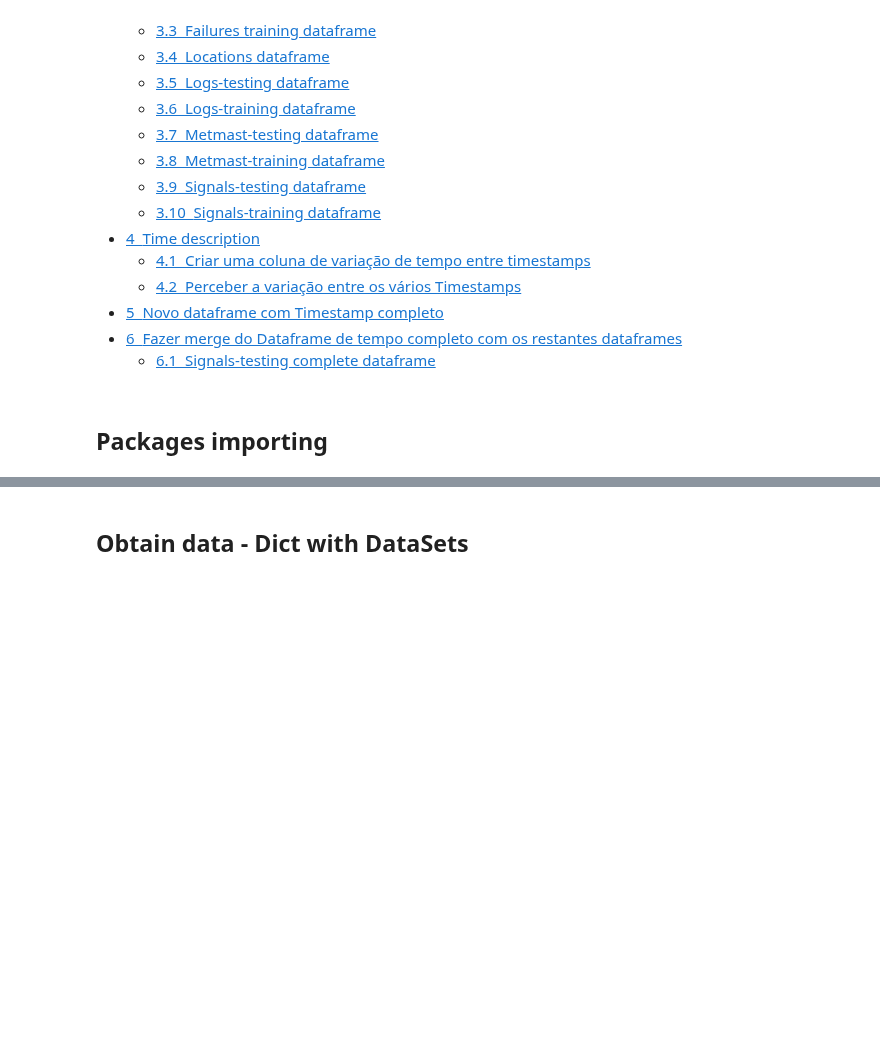
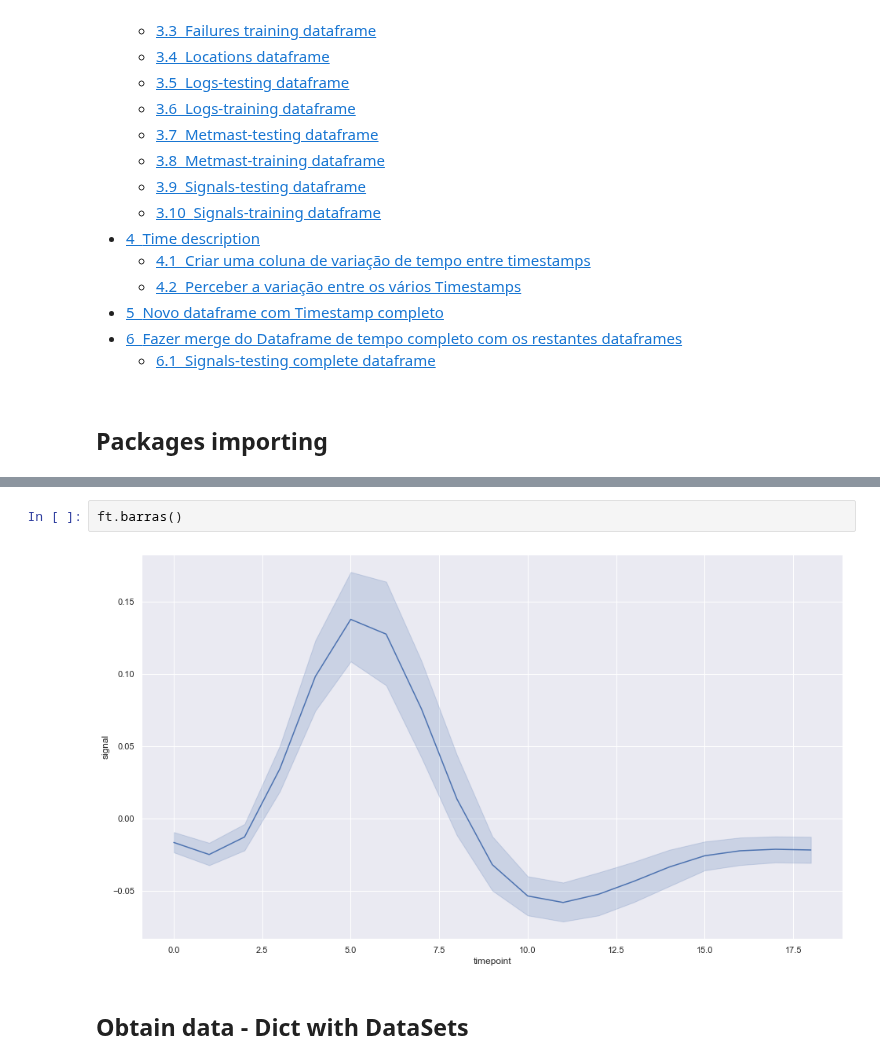
Before and after one commit to RicardoJPedro82/wmillfailprev, a Jupyter notebook: notebooks/Ricardo_exploration.ipynb, the cells around one changed output, grey strips where cells are left out. Saved outputs shown, nothing was run; the diff lists cells and outputs as text; blank space fills up the shorter version.

```diff
--- a/notebooks/Ricardo_exploration.ipynb
+++ b/notebooks/Ricardo_exploration.ipynb
@@ -16,3 +19,7 @@ import seaborn as sns
+# %%
+ft.barras()
+# %% [output]
+[figure, added]
 # %% [markdown]
 ## Obtain data - Dict with DataSets
 # %%
```
Also changed, not shown: parts of 1 cell of this notebook, 1 other file.
